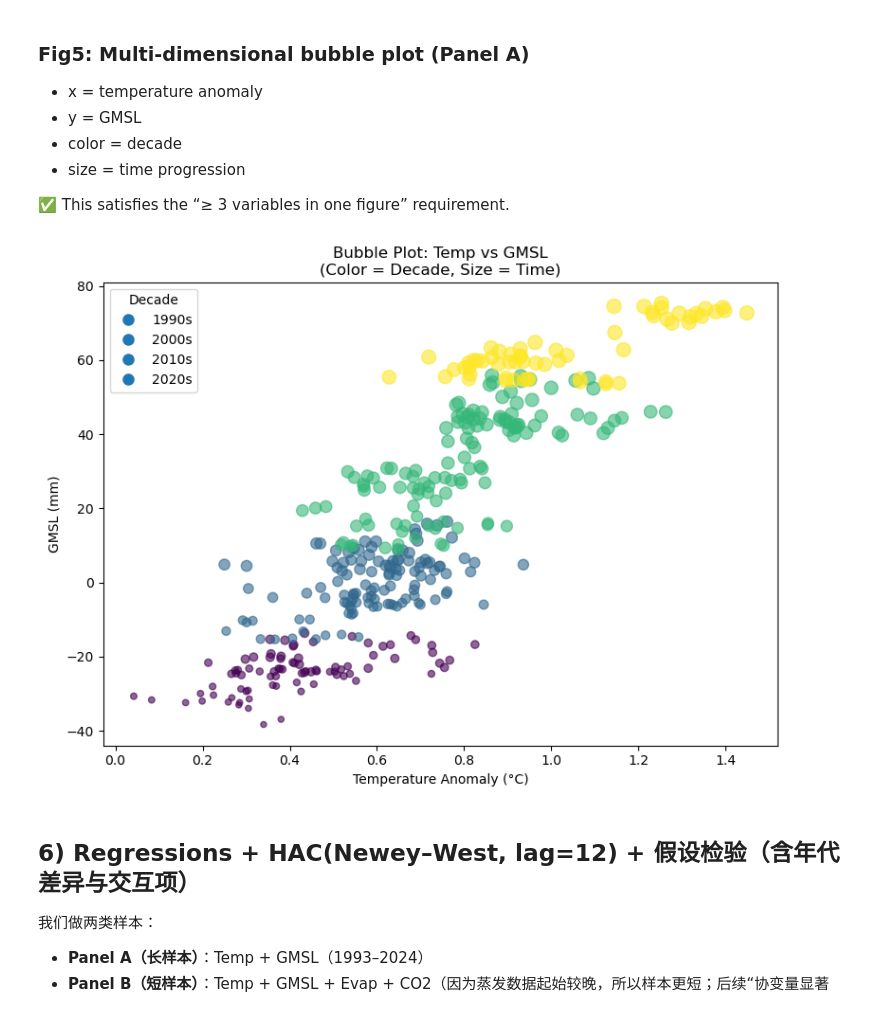
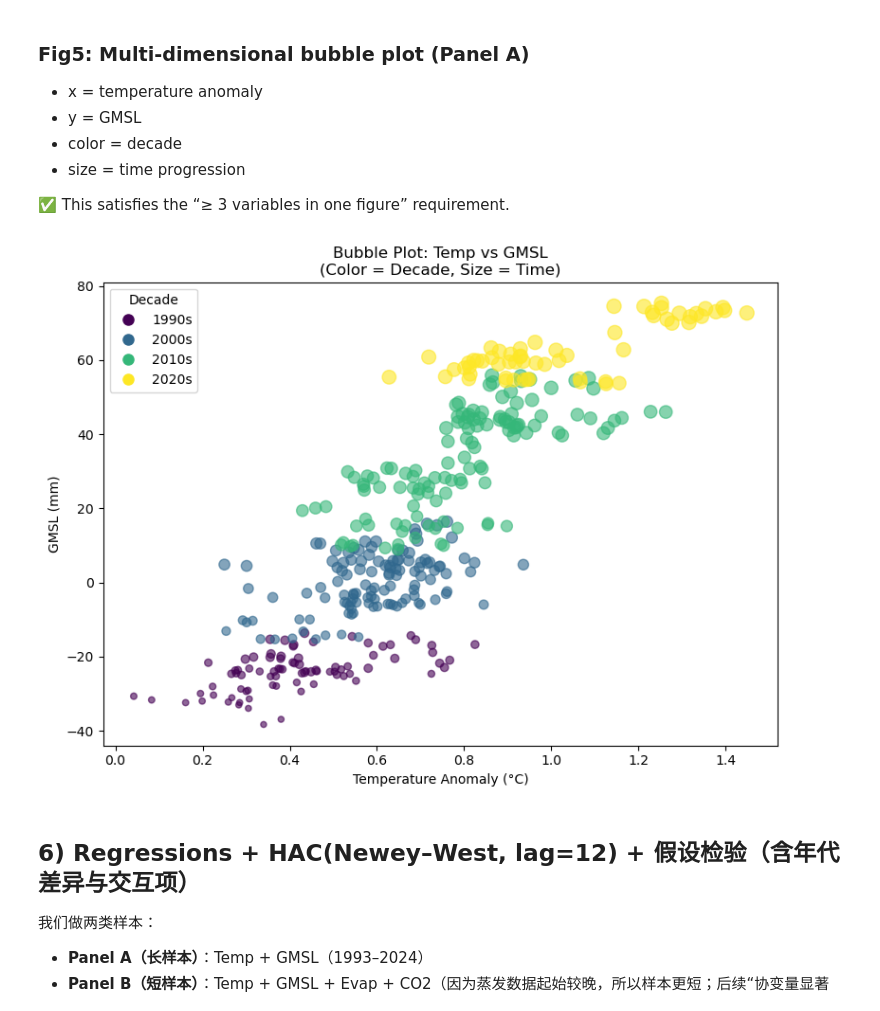
Before and after one commit to XinaiLU/5205_final_proj, a Jupyter notebook: 5205 final.ipynb, the cells around one changed output. Drawn from its saved outputs; the diff is of its cells as text; code cells hidden in the pictures.

```diff
--- a/5205 final.ipynb
+++ b/5205 final.ipynb
@@ -460,26 +460,42 @@ plt.show()
 
 ✅ This satisfies the “≥ 3 variables in one figure” requirement.
 # %%
+import matplotlib.cm as cm
+import matplotlib.colors as colors
+
 decades = sorted(df_base["decade"].unique())
 decade_to_int = {d:i for i,d in enumerate(decades)}
 cvals = df_base["decade"].map(decade_to_int).values
 
+cmap = cm.get_cmap("viridis", len(decades))   # 和散点保持一致
+norm = colors.Normalize(vmin=0, vmax=len(decades)-1)
+
 fig, ax = plt.subplots(figsize=(8, 6))
-ax.scatter(df_base["temp_anom"], df_base["gmsl_mm"],
-           c=cvals, s=20*df_base["t_idx"], alpha=0.6)
+sc = ax.scatter(df_base["temp_anom"], df_base["gmsl_mm"],
+                c=cvals, cmap=cmap, norm=norm,
+                s=20*df_base["t_idx"], alpha=0.6)
 
 ax.set_title("Bubble Plot: Temp vs GMSL\n(Color = Decade, Size = Time)")
 ax.set_xlabel("Temperature Anomaly (°C)")
 ax.set_ylabel("GMSL (mm)")
 
-handles = [plt.Line2D([0],[0], marker="o", linestyle="", markersize=8, label=d) for d in decades]
+# ✅ 手动 legend：每个 decade 用对应的颜色
+handles = []
+for d in decades:
+    i = decade_to_int[d]
+    color = cmap(norm(i))
+    h = plt.Line2D([0],[0], marker="o", linestyle="",
+                   markersize=8, label=d,
+                   markerfacecolor=color, markeredgecolor=color)
+    handles.append(h)
+
 ax.legend(handles=handles, title="Decade", loc="best", frameon=True)
 
 fig.tight_layout()
 fig.savefig("pic/fig5_bubble_3vars.png", dpi=300)
 plt.show()
 # %% [output]
-[figure, old version]
+[figure, new version]
 # %% [markdown]
 ## 6) Regressions + HAC(Newey–West, lag=12) + 假设检验（含年代差异与交互项）
 
```
Also changed, not shown: parts of 4 cells of this notebook, 1 other file.
